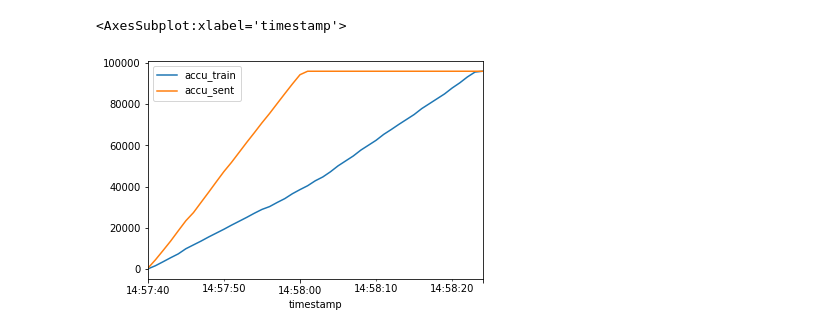
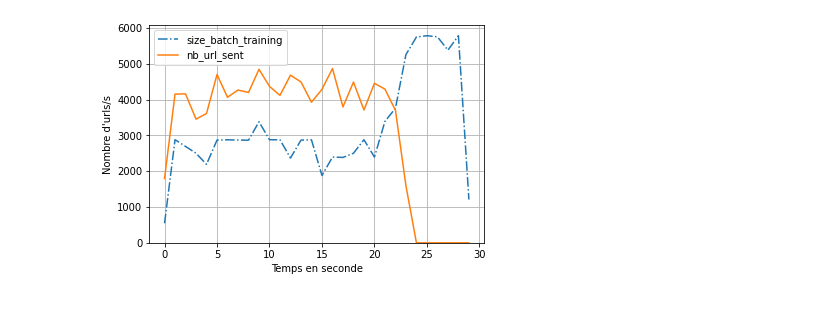
Before and after one commit to GaspardBT/pfe_rapids, a Jupyter notebook: metrics_analysis/main_analysis/main_analysis.ipynb, the cells around one changed output. Cells and saved outputs as stored; diff of their text form; code cells hidden in the pictures.

```diff
--- a/metrics_analysis/main_analysis/main_analysis.ipynb
+++ b/metrics_analysis/main_analysis/main_analysis.ipynb
@@ -4,10 +35,14 @@ import matplotlib.pyplot as plt
 # %%
-data = pd.read_csv('metrics_rapids_18_5_100_50.csv')
+data = pd.read_csv('5_john6_metrics_rapids_24_5_100_50.csv')
 #data = pd.read_csv('metrics_25_5000_500.csv')
 #data = pd.read_csv('metrics_25_2500_500.csv')
 data['timestamp'] = pd.to_datetime(data['timestamp'])
 df = data
 data = data.resample("1S", on="timestamp").sum()
+data['tvalue'] = data.index
+data['delta'] = (data['tvalue']-data['tvalue'][0])
+data['delta'] =data['delta'].apply(lambda x:int( x.value/ 10**9))
+data.set_index('delta', inplace=True)
 data = data[(data.T != 0).any()]
 data["time_total"] = data[["time_load","time_train"]].sum(axis=1)
 data["accu_train"] = data["size_batch_training"].cumsum()
@@ -51,11 +49,0 @@ data.head(-1)
-# %%
-data = pd.read_csv('metrics_sklearn_18_5_100_50.csv')
-#data = pd.read_csv('metrics_25_5000_500.csv')
-#data = pd.read_csv('metrics_25_2500_500.csv')
-data['timestamp'] = pd.to_datetime(data['timestamp'])
-df = data
-data = data.resample("1S", on="timestamp").sum()
-data = data[(data.T != 0).any()]
-data["time_total"] = data[["time_load","time_train"]].sum(axis=1)
-data["accu_train"] = data["size_batch_training"].cumsum()
-data["accu_sent"] = data["nb_url_sent"].cumsum()
@@ -72,5 +50,15 @@ data[["size_batch_training","nb_url_sent"]].plot()
-# %%
-data[["accu_train","accu_sent"]].plot()
-# %% [output]
-<AxesSubplot:xlabel='timestamp'>
-[figure, removed]
+# %%
+df=data[["size_batch_training","nb_url_sent"]]
+
+
+styles = ['-.',"-"]
+
+df.plot(style=styles)
+plt.xlabel("Temps en seconde")
+plt.ylabel("Nombre d'urls/s")
+plt.grid(True, which="major", ls="-")
+plt.ylim(bottom=0)
+# start avec y=0
+plt.savefig('test_john6_24.svg')
+# %% [output]
+[figure, added]
```
Also changed, not shown: parts of 8 cells of this notebook, 35 other files.
